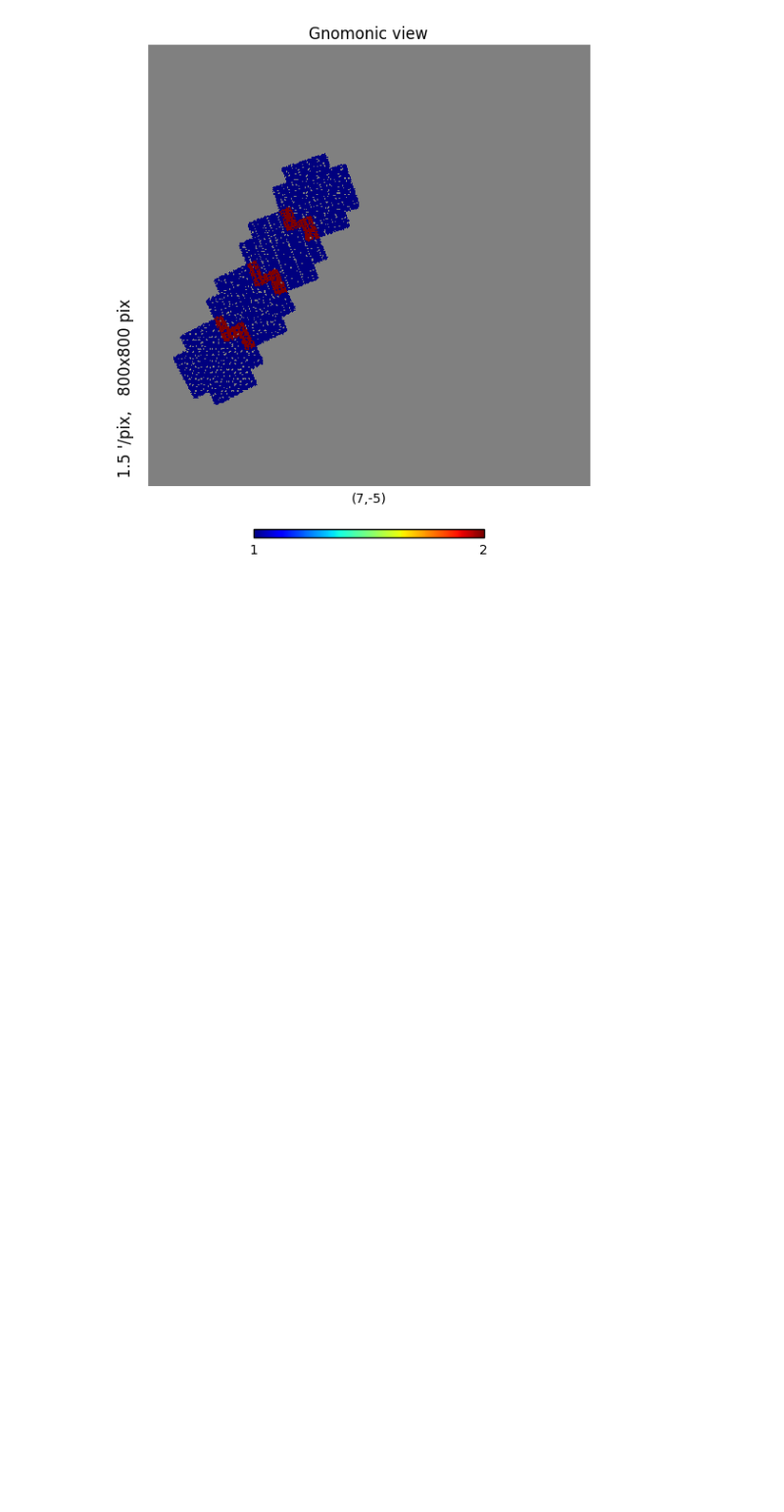
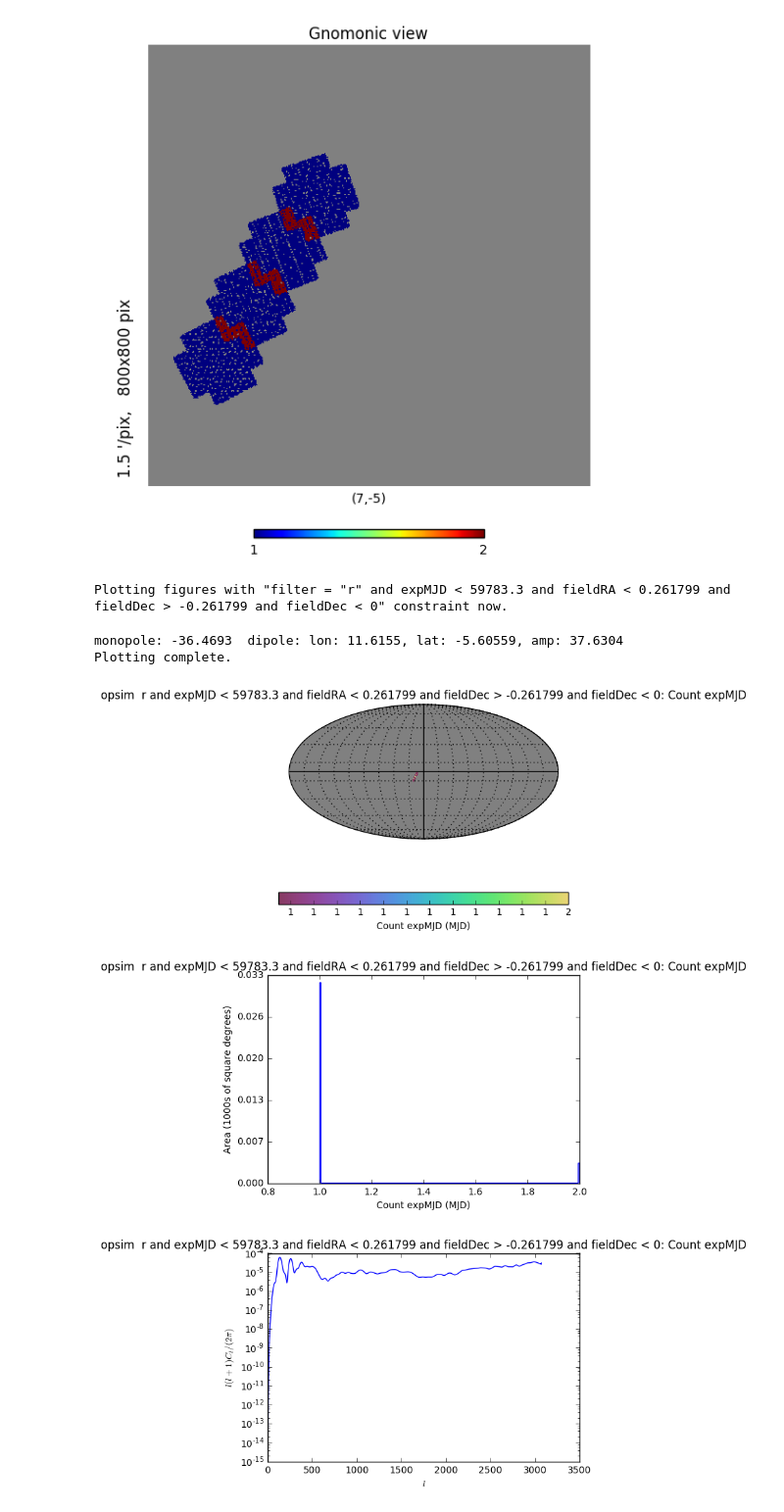
Before and after one commit to yoachim/ScratchStuff, a Jupyter notebook: maf_chips_on/Look_at_camera_on.ipynb, the cells around one changed output. Shown at 98% size. Cells and saved outputs as stored; diff of their text form; code cells hidden in the pictures; blank space fills up the shorter version.

```diff
--- a/maf_chips_on/Look_at_camera_on.ipynb
+++ b/maf_chips_on/Look_at_camera_on.ipynb
@@ -116,3 +120,12 @@ Running reduce methods.
 Running summary statistics.
 Completed.
 [figure]
+# %%
+bgroup.plotAll(closefigs=False)
+# %% [output]
+Plotting figures with "filter = "r" and expMJD < 59783.3 and fieldRA < 0.261799 and fieldDec > -0.261799 and fieldDec < 0" constraint now.
+monopole: -36.4693  dipole: lon: 11.6155, lat: -5.60559, amp: 37.6304
+Plotting complete.
+[figure, added]
+[figure, added]
+[figure, added]
```
Also changed, not shown: parts of 8 cells of this notebook.
